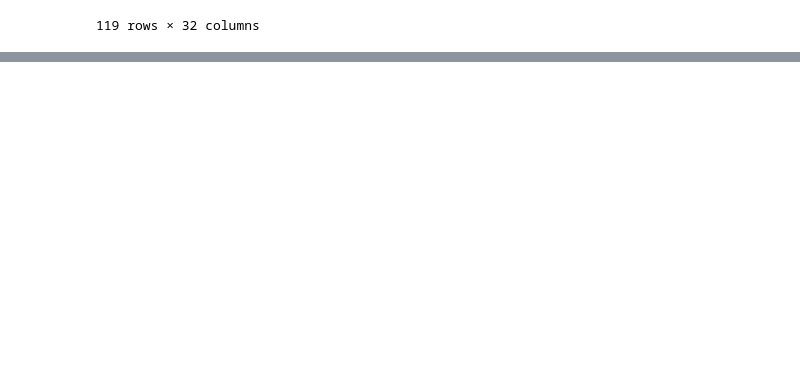
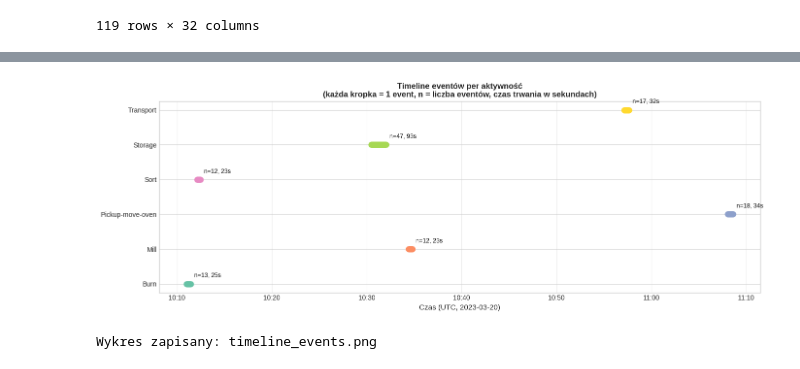
Before and after one commit to Mateusz1402/Modelowanie-i-Analiza-Proces-w-Biznesowych-2026, a Jupyter notebook: Artefakty_Projektu/Milestone1_EDA.ipynb, the cells around one changed output, grey strips where cells are left out. Cells and saved outputs as stored; diff of their text form; code cells hidden in the pictures; blank space fills up the shorter version.

```diff
--- a/Artefakty_Projektu/Milestone1_EDA.ipynb
+++ b/Artefakty_Projektu/Milestone1_EDA.ipynb
@@ -397,0 +269,32 @@ case_durations
+# %%
+#Wykres 3: Timeline eventów (z zaznaczonymi przedziałami czasowymi)
+fig, ax = plt.subplots(figsize=(14, 5))
+
+activities = df['activity'].unique()
+colors = plt.cm.Set2.colors
+color_map = {act: colors[i % len(colors)] for i, act in enumerate(sorted(activities))}
+
+for i, act in enumerate(sorted(activities)):
+    sub = df[df['activity'] == act].sort_values('timestamp')
+    ts = sub['timestamp'].values
+    ax.scatter(ts, [i] * len(ts), color=color_map[act], s=60, zorder=3, label=act)
+    # Linia łącząca eventy
+    ax.plot([ts[0], ts[-1]], [i, i], color=color_map[act], linewidth=2, alpha=0.5)
+    # Etykieta z liczbą eventów i czasem trwania
+    dur_s = int((sub['timestamp'].max() - sub['timestamp'].min()).total_seconds())
+    ax.text(ts[-1], i + 0.15, f'  n={len(sub)}, {dur_s}s', fontsize=9, va='bottom', color='black')
+
+ax.set_yticks(range(len(sorted(activities))))
+ax.set_yticklabels(sorted(activities), fontsize=10)
+ax.set_xlabel('Czas (UTC, 2023-03-20)', fontsize=11)
+ax.set_title('Timeline eventów per aktywność\n(każda kropka = 1 event, n = liczba eventów, czas trwania w sekundach)',
+             fontsize=12, fontweight='bold')
+ax.xaxis.set_major_formatter(plt.matplotlib.dates.DateFormatter('%H:%M'))
+ax.grid(axis='x', alpha=0.3)
+plt.tight_layout()
+plt.savefig('timeline_events.png', dpi=120, bbox_inches='tight')
+plt.show()
+print('Wykres zapisany: timeline_events.png')
+# %% [output]
+[figure, added]
+Wykres zapisany: timeline_events.png
```
Also changed, not shown: parts of 29 cells of this notebook, 3 other files.
